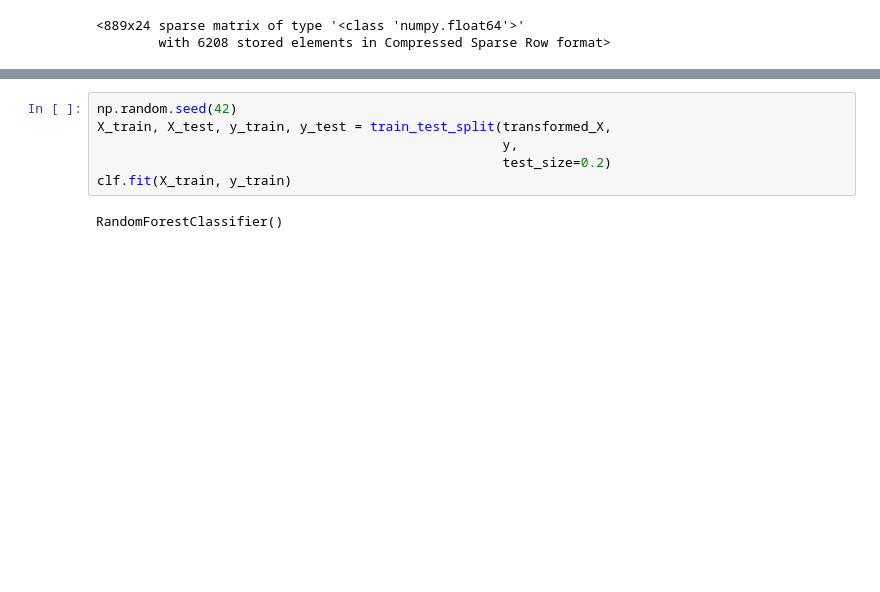
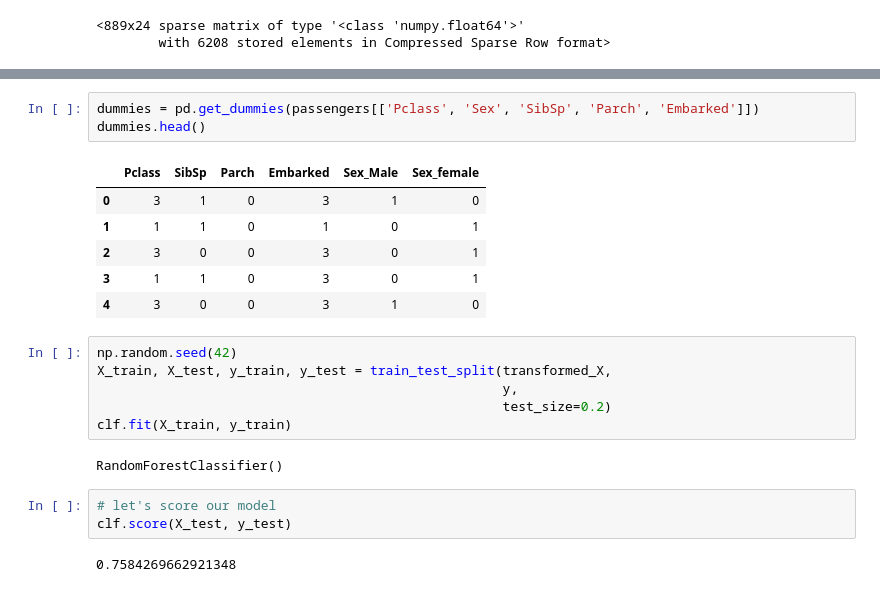
Before and after one commit to ashleyncasanova/titanic-project, a Jupyter notebook: titanic-project.ipynb, the cells around one changed output, grey strips where cells are left out. Saved outputs shown, nothing was run; the diff lists cells and outputs as text; blank space fills up the shorter version.

```diff
--- a/titanic-project.ipynb
+++ b/titanic-project.ipynb
@@ -148,3 +164,13 @@ transformed_X
+# %%
+dummies = pd.get_dummies(passengers[['Pclass', 'Sex', 'SibSp', 'Parch', 'Embarked']])
+dummies.head()
+# %% [output]
+|  | Pclass | SibSp | Parch | Embarked | Sex_Male | Sex_female |
+| 0 | 3 | 1 | 0 | 3 | 1 | 0 |
+| 1 | 1 | 1 | 0 | 1 | 0 | 1 |
+| 2 | 3 | 0 | 0 | 3 | 0 | 1 |
+| 3 | 1 | 1 | 0 | 3 | 0 | 1 |
+| 4 | 3 | 0 | 0 | 3 | 1 | 0 |
 # %%
 np.random.seed(42)
 X_train, X_test, y_train, y_test = train_test_split(transformed_X,
@@ -153,3 +179,8 @@ X_train, X_test, y_train, y_test = train_test_split(transformed_X,
 clf.fit(X_train, y_train)
 # %% [output]
 RandomForestClassifier()
+# %%
+# let's score our model
+clf.score(X_test, y_test)
+# %% [output]
+0.7584269662921348
```
Also changed, not shown: parts of 8 cells of this notebook.
